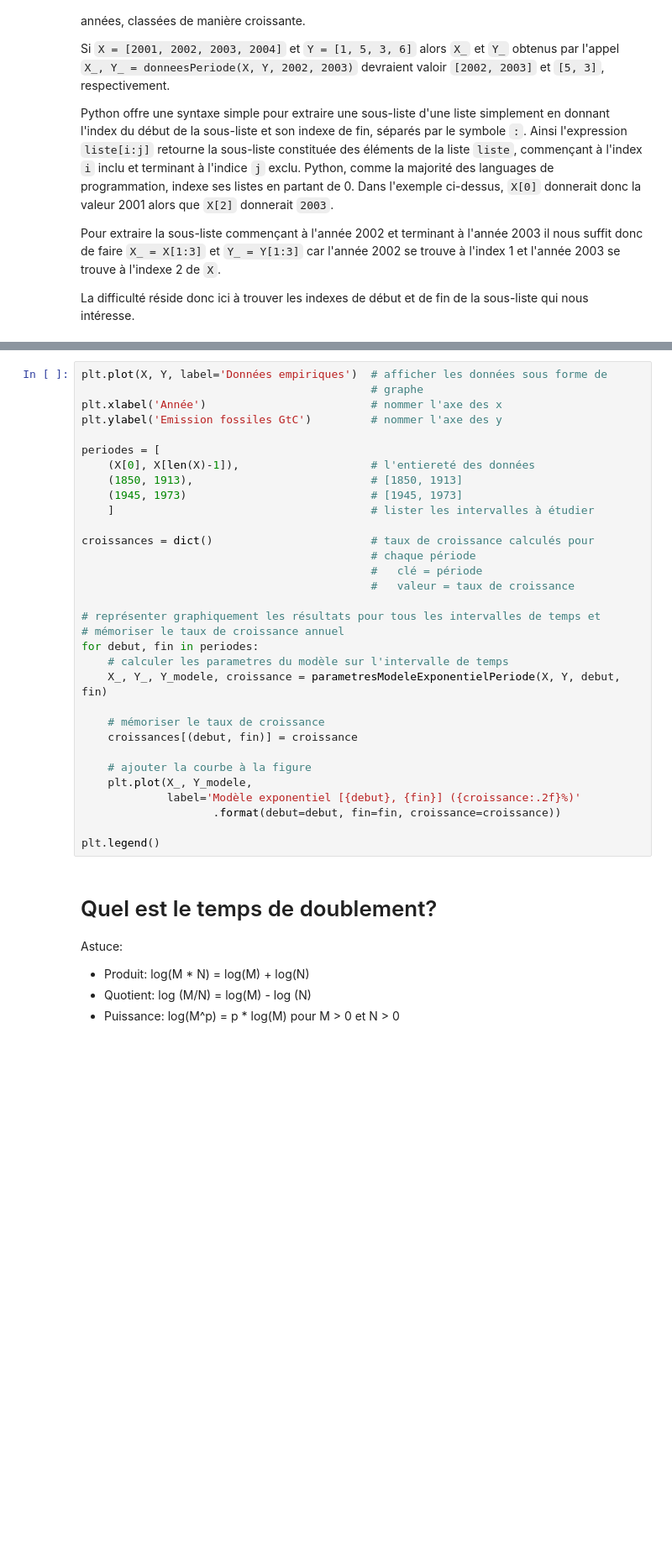
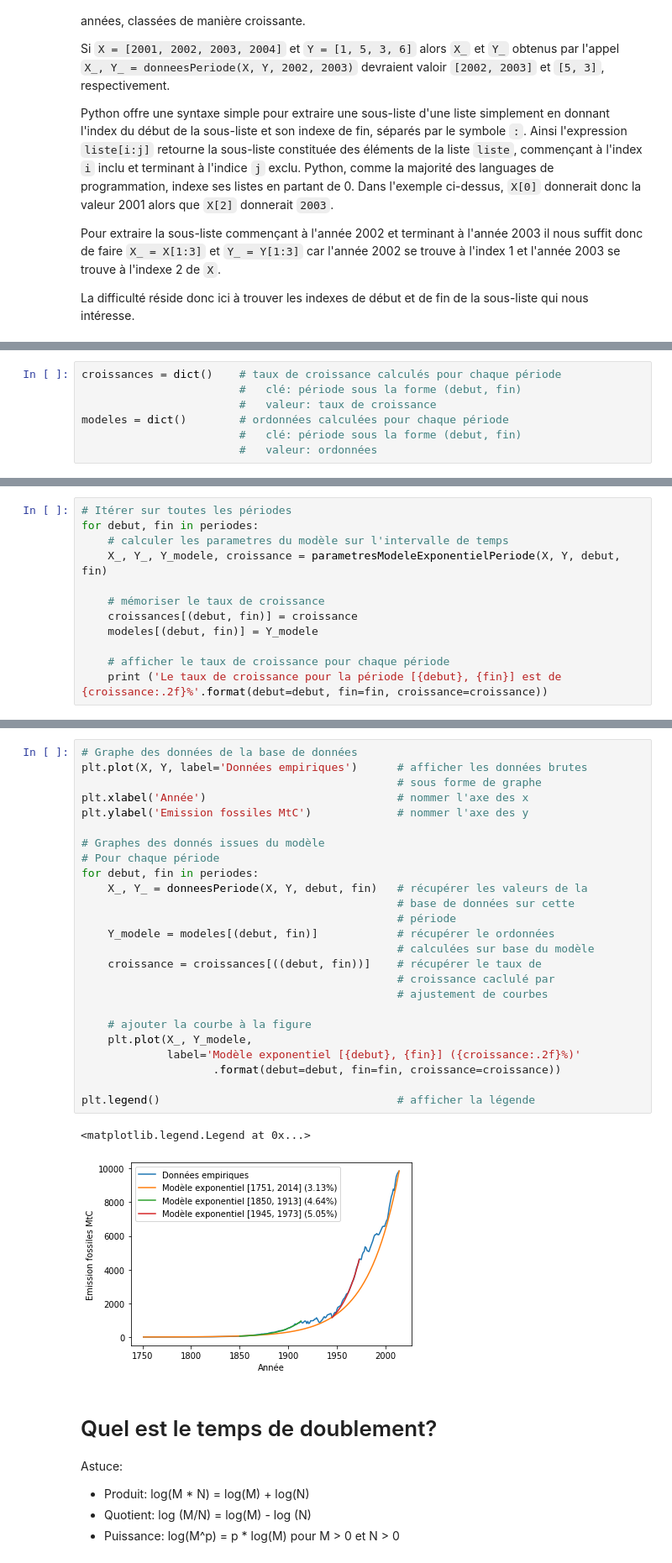
Before and after one commit to infisxc/mathc2plus, a Jupyter notebook: exp.ipynb, the cells around one changed output, grey strips where cells are left out. Shown at 84% size. Drawn from its saved outputs; the diff is of its cells as text; blank space fills up the shorter version.

Commit message:
Taux de croissance

```diff
--- a/exp.ipynb
+++ b/exp.ipynb
@@ -217,0 +372,7 @@ def parametresModeleExponentielPeriode(X, Y, debut, fin):
+# %%
+croissances = dict()    # taux de croissance calculés pour chaque période
+                        #   clé: période sous la forme (debut, fin)
+                        #   valeur: taux de croissance
+modeles = dict()        # ordonnées calculées pour chaque période
+                        #   clé: période sous la forme (debut, fin)
+                        #   valeur: ordonnées
@@ -217,0 +381,12 @@ def parametresModeleExponentielPeriode(X, Y, debut, fin):
+# %%
+# Itérer sur toutes les périodes
+for debut, fin in periodes:
+    # calculer les parametres du modèle sur l'intervalle de temps
+    X_, Y_, Y_modele, croissance = parametresModeleExponentielPeriode(X, Y, debut, fin)
+
+    # mémoriser le taux de croissance
+    croissances[(debut, fin)] = croissance
+    modeles[(debut, fin)] = Y_modele
+
+    # afficher le taux de croissance pour chaque période
+    print ('Le taux de croissance pour la période [{debut}, {fin}] est de {croissance:.2f}%'.format(debut=debut, fin=fin, croissance=croissance))
@@ -218,35 +403,31 @@ def parametresModeleExponentielPeriode(X, Y, debut, fin):
 # %%
-plt.plot(X, Y, label='Données empiriques')  # afficher les données sous forme de
-                                            # graphe
-plt.xlabel('Année')                         # nommer l'axe des x
-plt.ylabel('Emission fossiles GtC')         # nommer l'axe des y
+# Graphe des données de la base de données
+plt.plot(X, Y, label='Données empiriques')      # afficher les données brutes
+                                                # sous forme de graphe
+plt.xlabel('Année')                             # nommer l'axe des x
+plt.ylabel('Emission fossiles MtC')             # nommer l'axe des y
 
-periodes = [
-    (X[0], X[len(X)-1]),                    # l'entiereté des données
-    (1850, 1913),                           # [1850, 1913]
-    (1945, 1973)                            # [1945, 1973]
-    ]                                       # lister les intervalles à étudier
-
-croissances = dict()                        # taux de croissance calculés pour
-                                            # chaque période
-                                            #   clé = période
-                                            #   valeur = taux de croissance
-
-# représenter graphiquement les résultats pour tous les intervalles de temps et
-# mémoriser le taux de croissance annuel
+# Graphes des donnés issues du modèle
+# Pour chaque période
 for debut, fin in periodes:
-    # calculer les parametres du modèle sur l'intervalle de temps
-    X_, Y_, Y_modele, croissance = parametresModeleExponentielPeriode(X, Y, debut, fin)
-
-    # mémoriser le taux de croissance
-    croissances[(debut, fin)] = croissance
+    X_, Y_ = donneesPeriode(X, Y, debut, fin)   # récupérer les valeurs de la
+                                                # base de données sur cette
+                                                # période
+    Y_modele = modeles[(debut, fin)]            # récupérer le ordonnées
+                                                # calculées sur base du modèle
+    croissance = croissances[((debut, fin))]    # récupérer le taux de
+                                                # croissance caclulé par
+                                                # ajustement de courbes
 
     # ajouter la courbe à la figure
     plt.plot(X_, Y_modele,
              label='Modèle exponentiel [{debut}, {fin}] ({croissance:.2f}%)'
                     .format(debut=debut, fin=fin, croissance=croissance))
 
-plt.legend()
+plt.legend()                                    # afficher la légende
+# %% [output]
+<matplotlib.legend.Legend at 0x...>
+[figure, added]
 # %% [markdown]
 # Quel est le temps de doublement?
 
```
Also changed, not shown: parts of 38 cells of this notebook.
